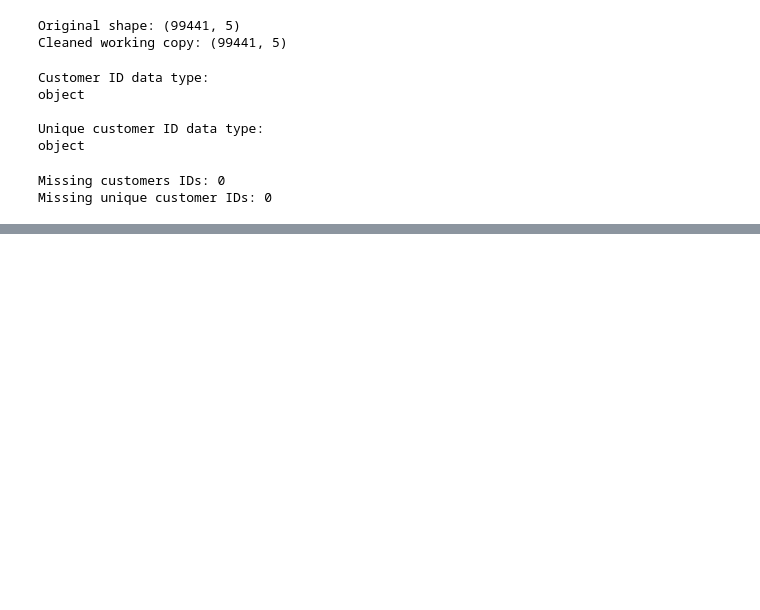
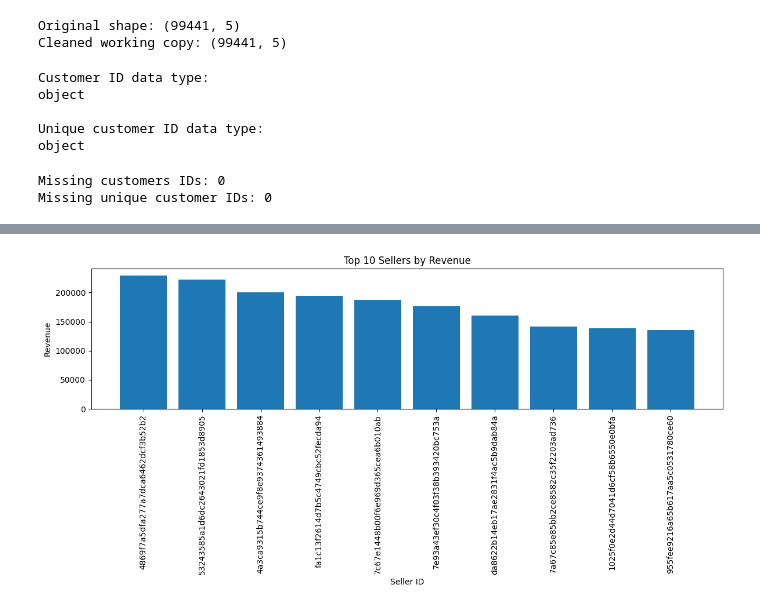
Before and after one commit to guntimanoj/olist-ecommerce-data-analysis, a Jupyter notebook: notebooks/01_data_exploration.ipynb, the cells around one changed output, grey strips where cells are left out. Cells and saved outputs as stored; diff of their text form; code cells hidden in the pictures; blank space fills up the shorter version.

```diff
--- a/notebooks/01_data_exploration.ipynb
+++ b/notebooks/01_data_exploration.ipynb
@@ -539,0 +570,9 @@ Missing unique customer IDs: 0
+# %%
+order_items_clean = orders_item.copy()
+
+order_items_clean["shipping_limit_date"] = pd.to_datetime(
+    order_items_clean["shipping_limit_date"],
+    errors="coerce"
+)
+
+print(order_items_clean["shipping_limit_date"].dtype)
@@ -539,0 +743,4 @@ Missing unique customer IDs: 0
+# %%
+seller_revenue = (order_items_clean.groupby("seller_id")["price"].sum().sort_values(ascending=False))
+print("TOP 10 SELLERS BY REVENUE")
+print(seller_revenue.head(10))
@@ -539,0 +761,4 @@ Missing unique customer IDs: 0
+# %%
+seller_items = (order_items_clean.groupby("seller_id")["order_id"].count().sort_values(ascending=False))
+print("TOP 10 SELLERS BY ITEMS SOLD")
+print(seller_items.head(10))
@@ -539,0 +779,10 @@ Missing unique customer IDs: 0
+# %%
+seller_performance = pd.DataFrame({
+    "total_revenue" : seller_revenue,
+    "total_items" : seller_items
+})
+
+seller_performance = seller_performance.sort_values(by="total_revenue", ascending=False)
+
+print("SELLER PERFORMANCE REPORT")
+display(seller_performance.head(10))
@@ -539,0 +803,17 @@ Missing unique customer IDs: 0
+# %%
+import matplotlib.pyplot as plt
+
+top_sellers = seller_performance.head(10)
+
+plt.figure(figsize=(12, 6))
+
+plt.bar(top_sellers.index.astype(str), top_sellers["total_revenue"])
+
+plt.title("Top 10 Sellers by Revenue")
+plt.xlabel("Seller ID")
+plt.ylabel("Revenue")
+plt.xticks(rotation=90)
+plt.tight_layout()
+plt.show()
+# %% [output]
+[figure, added]
```
Also changed, not shown: parts of 45 cells of this notebook.
